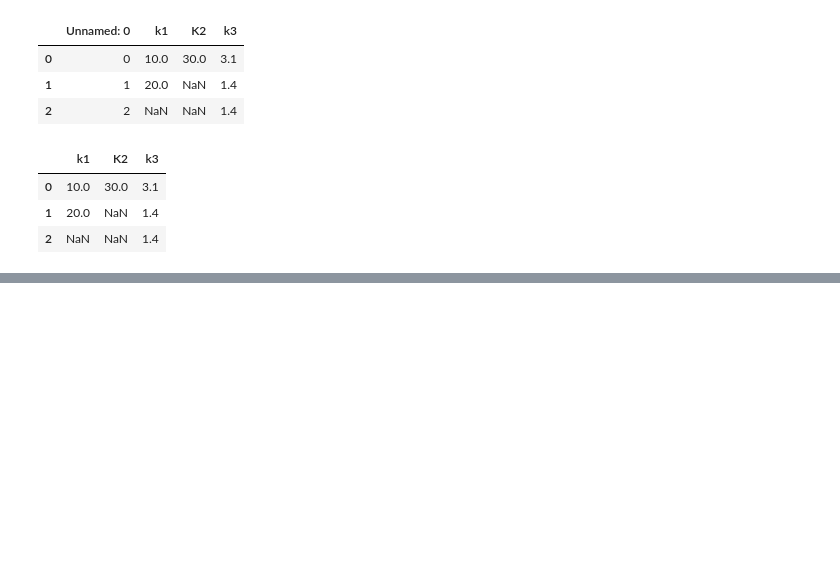
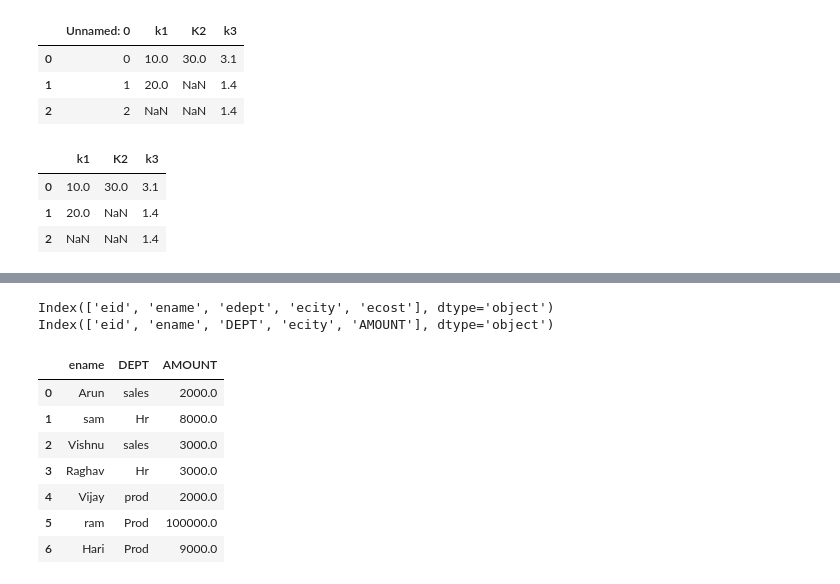
Before and after one commit to krishtheeba/PythonWithAI, a Jupyter notebook: pandas_Jupyter.ipynb, the cells around one changed output, grey strips where cells are left out. Cells and saved outputs as stored; diff of their text form; code cells hidden in the pictures; blank space fills up the shorter version.

```diff
--- a/pandas_Jupyter.ipynb
+++ b/pandas_Jupyter.ipynb
@@ -925,0 +1057,9 @@ pd.read_csv("D://res.csv")
+# %%
+
+# 8. Rename slective columns ( ex: edept==> Dept)
+print(df_csv.columns)
+df_csv.rename(columns={'edept':'DEPT', 'ecost':'AMOUNT'},inplace=True)
+print(df_csv.columns)
+# %% [output]
+Index(['eid', 'ename', 'edept', 'ecity', 'ecost'], dtype='object')
+Index(['eid', 'ename', 'DEPT', 'ecity', 'AMOUNT'], dtype='object')
@@ -925,0 +1072,11 @@ pd.read_csv("D://res.csv")
+# %%
+pd.read_csv('D://r.csv')
+# %% [output]
+|  | ename | DEPT | AMOUNT |
+| 0 | Arun | sales | 2000.0 |
+| 1 | sam | Hr | 8000.0 |
+| 2 | Vishnu | sales | 3000.0 |
+| 3 | Raghav | Hr | 3000.0 |
+| 4 | Vijay | prod | 2000.0 |
+| 5 | ram | Prod | 100000.0 |
+| 6 | Hari | Prod | 9000.0 |
```
Also changed, not shown: parts of 59 cells of this notebook.
